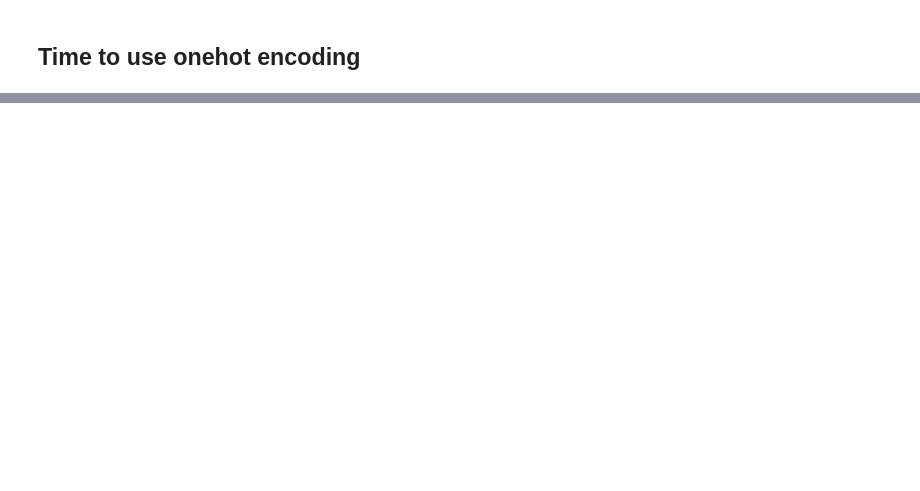
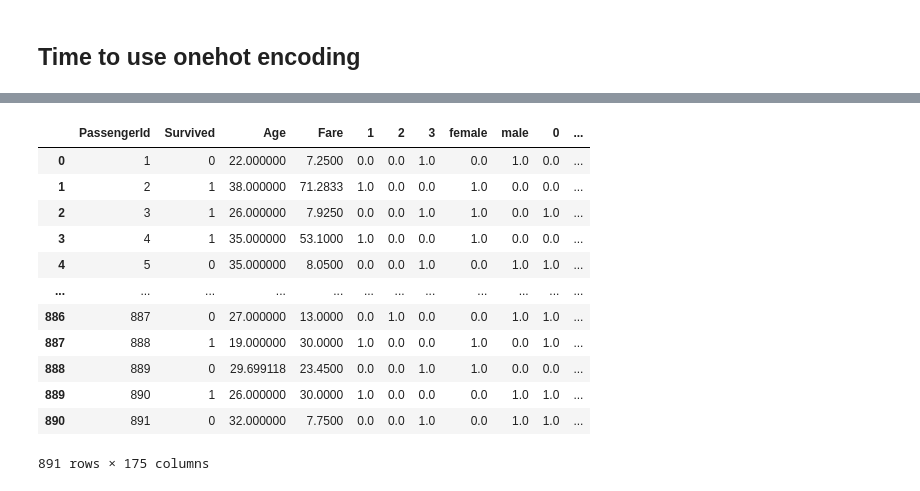
Before and after one commit to yash-dhingra/Titanic_ML, a Jupyter notebook: titanic.ipynb, the cells around one changed output, grey strips where cells are left out. Cells and saved outputs as stored; diff of their text form; code cells hidden in the pictures; blank space fills up the shorter version.

```diff
--- a/titanic.ipynb
+++ b/titanic.ipynb
@@ -153,0 +286,6 @@ from sklearn.preprocessing import OneHotEncoder
+# %%
+final_data=dt
+
+final_data.drop(columns=["Pclass","Sex","SibSp","Parch","Cabin","Embarked"],axis=1,inplace=True)
+
+final_data
@@ -153,0 +306,16 @@ from sklearn.preprocessing import OneHotEncoder
+# %%
+pd.concat([final_data,features],axis=1)
+# %% [output]
+|  | PassengerId | Survived | Age | Fare | 1 | 2 | 3 | female | male | 0 | ... |
+| 0 | 1 | 0 | 22.000000 | 7.2500 | 0.0 | 0.0 | 1.0 | 0.0 | 1.0 | 0.0 | ... |
+| 1 | 2 | 1 | 38.000000 | 71.2833 | 1.0 | 0.0 | 0.0 | 1.0 | 0.0 | 0.0 | ... |
+| 2 | 3 | 1 | 26.000000 | 7.9250 | 0.0 | 0.0 | 1.0 | 1.0 | 0.0 | 1.0 | ... |
+| 3 | 4 | 1 | 35.000000 | 53.1000 | 1.0 | 0.0 | 0.0 | 1.0 | 0.0 | 0.0 | ... |
+| 4 | 5 | 0 | 35.000000 | 8.0500 | 0.0 | 0.0 | 1.0 | 0.0 | 1.0 | 1.0 | ... |
+| ... | ... | ... | ... | ... | ... | ... | ... | ... | ... | ... | ... |
+| 886 | 887 | 0 | 27.000000 | 13.0000 | 0.0 | 1.0 | 0.0 | 0.0 | 1.0 | 1.0 | ... |
+| 887 | 888 | 1 | 19.000000 | 30.0000 | 1.0 | 0.0 | 0.0 | 1.0 | 0.0 | 1.0 | ... |
+| 888 | 889 | 0 | 29.699118 | 23.4500 | 0.0 | 0.0 | 1.0 | 1.0 | 0.0 | 0.0 | ... |
+| 889 | 890 | 1 | 26.000000 | 30.0000 | 1.0 | 0.0 | 0.0 | 0.0 | 1.0 | 1.0 | ... |
+| 890 | 891 | 0 | 32.000000 | 7.7500 | 0.0 | 0.0 | 1.0 | 0.0 | 1.0 | 1.0 | ... |
+891 rows × 175 columns
```
Also changed, not shown: parts of 43 cells of this notebook.
